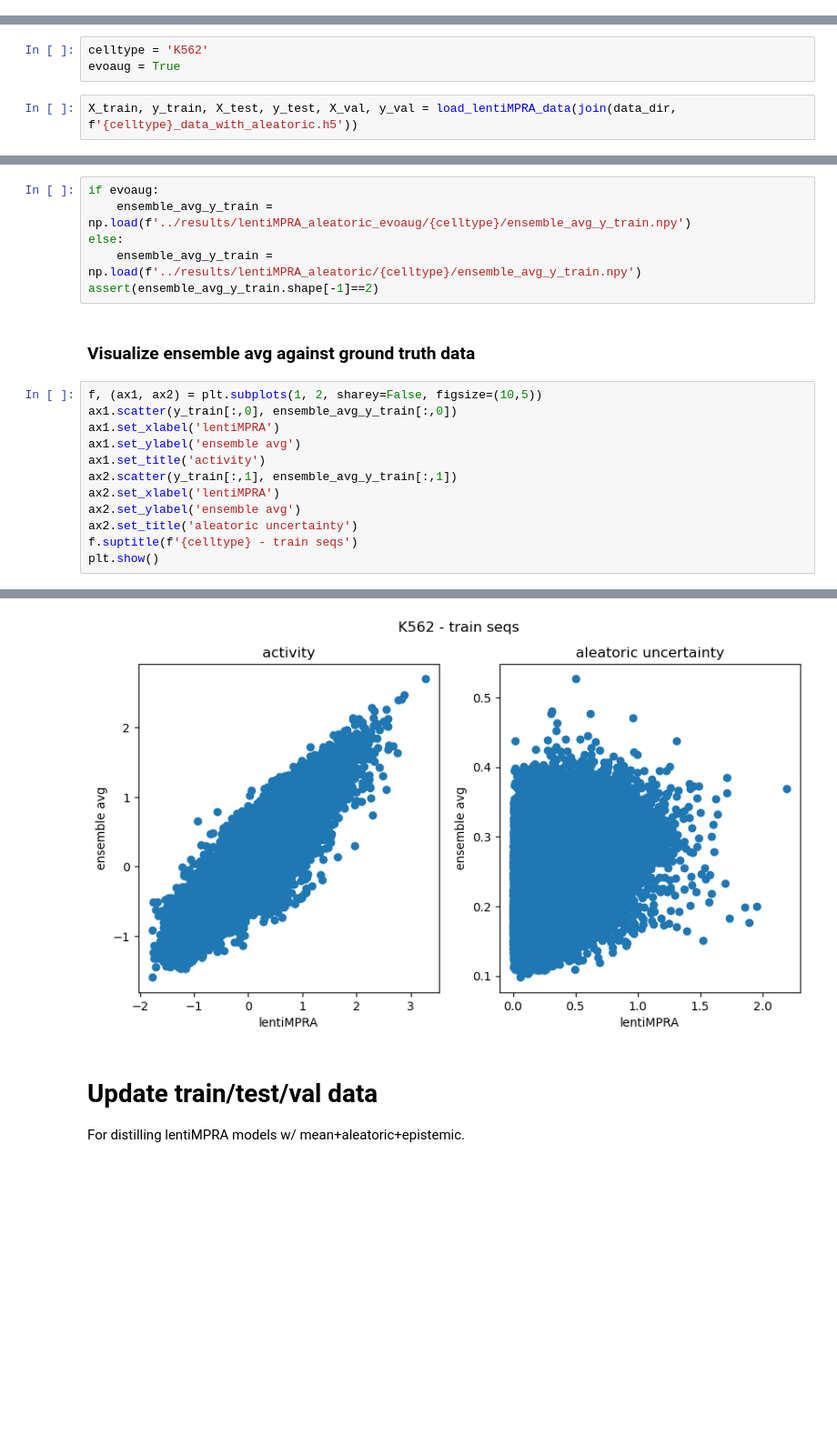
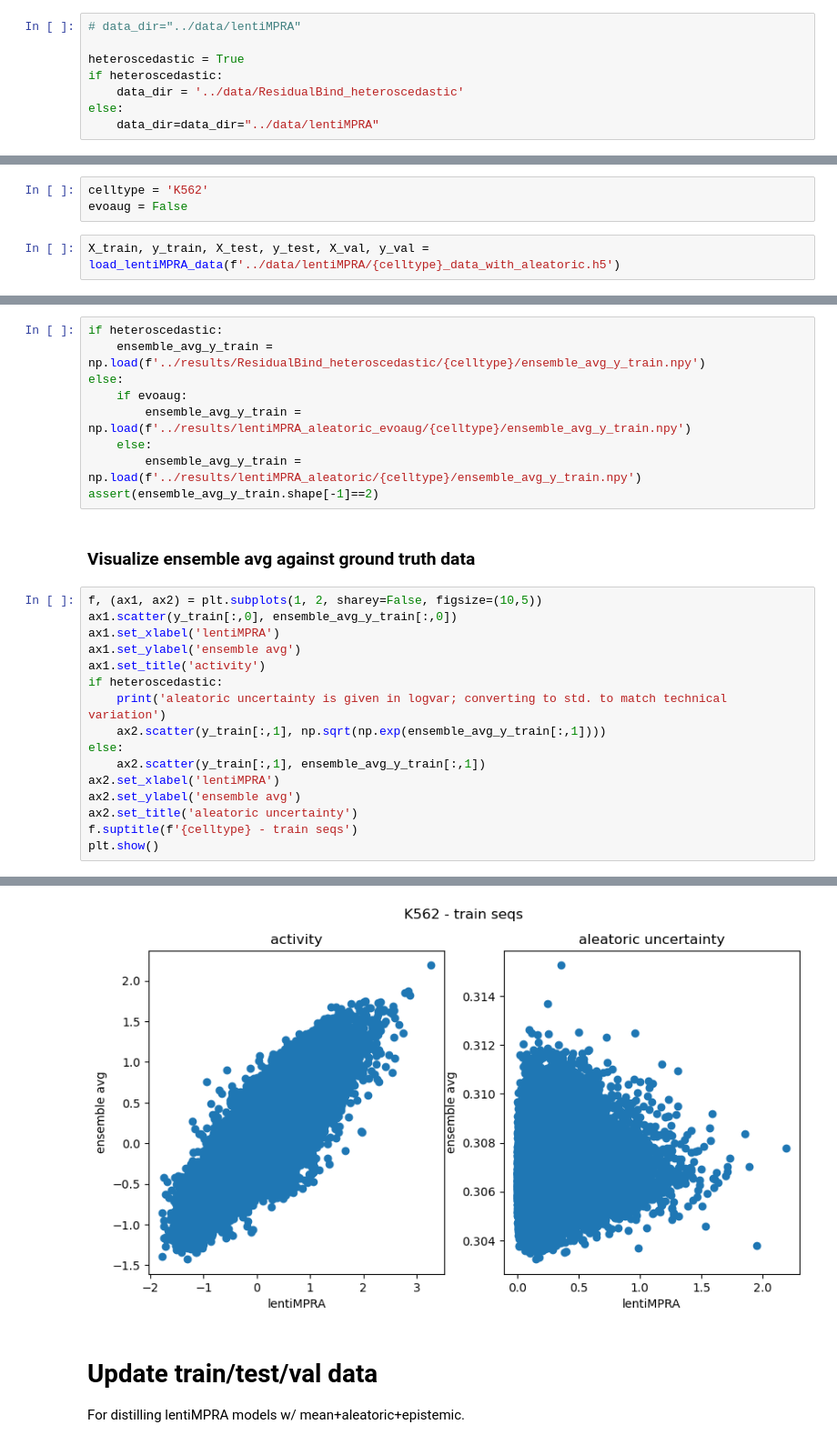
Before and after one commit to zrcjessica/ensemble_distillation, a Jupyter notebook: data_preprocessing/parse_lentiMPRA_data_with_epistemic.ipynb, the cells around one changed output, grey strips where cells are left out. Shown: that part at 91% size. Cells and saved outputs as stored; diff of their text form; blank space fills up the shorter version.

```diff
--- a/data_preprocessing/parse_lentiMPRA_data_with_epistemic.ipynb
+++ b/data_preprocessing/parse_lentiMPRA_data_with_epistemic.ipynb
@@ -29,3 +27,11 @@ data_dir="../data/lentiMPRA"
+# %%
+# data_dir="../data/lentiMPRA"
+
+heteroscedastic = True
+if heteroscedastic:
+    data_dir = '../data/ResidualBind_heteroscedastic'
+else:
+    data_dir=data_dir="../data/lentiMPRA"
 # %% [markdown]
 # K562
 
@@ -33,9 +39,9 @@ data_dir="../data/lentiMPRA"
 Adding distillation data to this file.
 # %%
 celltype = 'K562'
-evoaug = True
+evoaug = False
 # %%
-X_train, y_train, X_test, y_test, X_val, y_val = load_lentiMPRA_data(join(data_dir, f'{celltype}_data_with_aleatoric.h5'))
+X_train, y_train, X_test, y_test, X_val, y_val = load_lentiMPRA_data(f'../data/lentiMPRA/{celltype}_data_with_aleatoric.h5')
 # %%
 assert(y_train.shape[-1]==2)
 assert(y_test.shape[-1]==2)
@@ -84,10 +87,13 @@ epistemic_train.shape
 
 Average should be computed from ensemble of models w/ activity+aleatoric outputs.
 # %%
-if evoaug:
-    ensemble_avg_y_train = np.load(f'../results/lentiMPRA_aleatoric_evoaug/{celltype}/ensemble_avg_y_train.npy')
+if heteroscedastic:
+    ensemble_avg_y_train = np.load(f'../results/ResidualBind_heteroscedastic/{celltype}/ensemble_avg_y_train.npy')
 else:
-    ensemble_avg_y_train = np.load(f'../results/lentiMPRA_aleatoric/{celltype}/ensemble_avg_y_train.npy')
+    if evoaug:
+        ensemble_avg_y_train = np.load(f'../results/lentiMPRA_aleatoric_evoaug/{celltype}/ensemble_avg_y_train.npy')
+    else:
+        ensemble_avg_y_train = np.load(f'../results/lentiMPRA_aleatoric/{celltype}/ensemble_avg_y_train.npy')
 assert(ensemble_avg_y_train.shape[-1]==2)
 # %% [markdown]
 ### Visualize ensemble avg against ground truth data
@@ -97,7 +103,11 @@ ax1.scatter(y_train[:,0], ensemble_avg_y_train[:,0])
 ax1.set_xlabel('lentiMPRA')
 ax1.set_ylabel('ensemble avg')
 ax1.set_title('activity')
-ax2.scatter(y_train[:,1], ensemble_avg_y_train[:,1])
+if heteroscedastic:
+    print('aleatoric uncertainty is given in logvar; converting to std. to match technical variation')
+    ax2.scatter(y_train[:,1], np.sqrt(np.exp(ensemble_avg_y_train[:,1])))
+else:
+    ax2.scatter(y_train[:,1], ensemble_avg_y_train[:,1])
 ax2.set_xlabel('lentiMPRA')
 ax2.set_ylabel('ensemble avg')
 ax2.set_title('aleatoric uncertainty')
@@ -107,4 +118,4 @@ plt.show()
-[figure, old version]
+[figure, new version]
 # %% [markdown]
 # Update train/test/val data
 For distilling lentiMPRA models w/ mean+aleatoric+epistemic.
```
Also changed, not shown: parts of 11 cells of this notebook, 16 other files.
